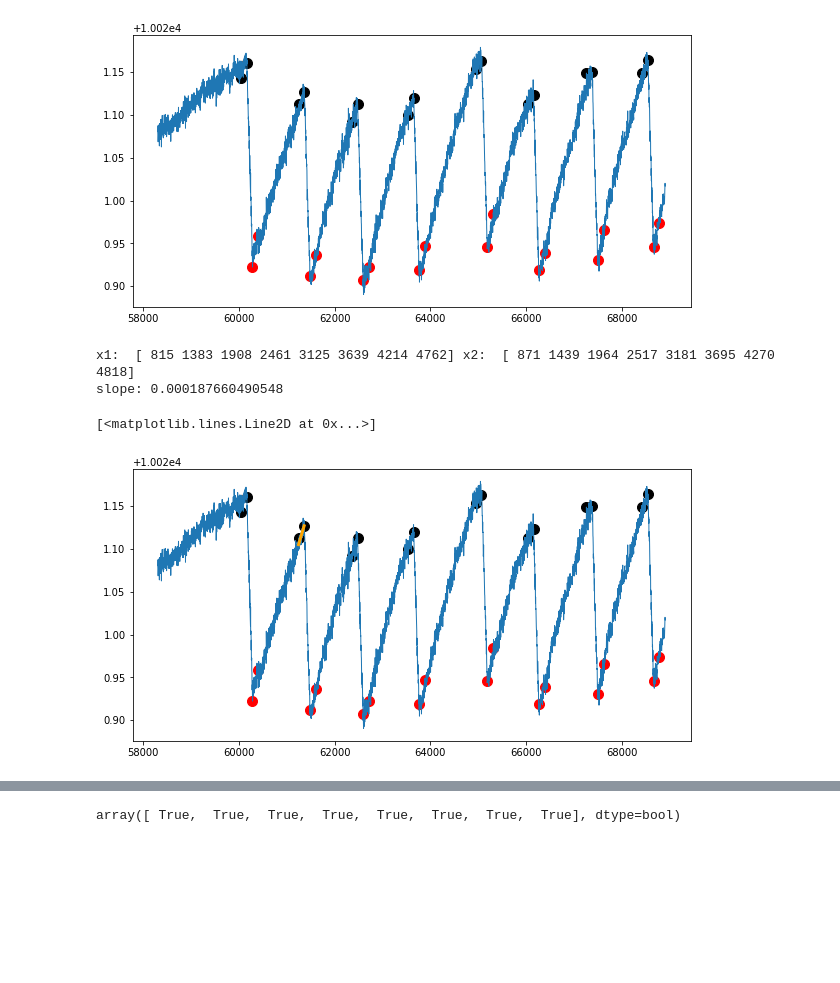
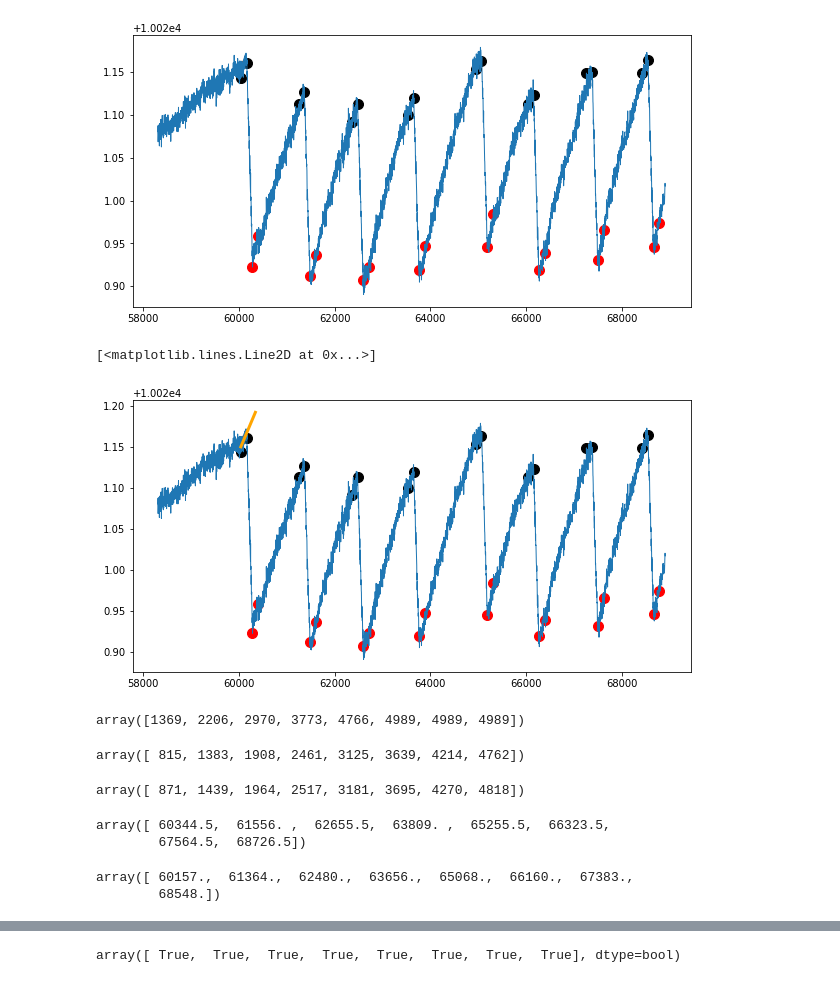
Before and after one commit to massimopinto/CalRadDosimetry, a Jupyter notebook: Core_resistance_analysis.ipynb, the cells around one changed output, grey strips where cells are left out. Drawn from its saved outputs; the diff is of its cells as text; code cells hidden in the pictures; blank space fills up the shorter version.

Commit message:
Added the linear fit forward-extrapolation to the heating mid run

```diff
--- a/Core_resistance_analysis.ipynb
+++ b/Core_resistance_analysis.ipynb
@@ -265,31 +265,55 @@ pyplt.scatter(time[fit_post_heat[1,]],resistance[fit_post_heat[1,]], marker ='o'
 [figure]
 # %%
 from scipy import stats
-x1 = fit_pre_heat[0,]
-x2 = np.searchsorted(time,time[time_mins])
+
+# Preparation of data for the linear fits and for their extrapolations.
+x1 = fit_pre_heat[0,] # indices of the beginning of the linear fit, pre-heating drifts
+x2 = np.searchsorted(time,time[time_mins]) # indices of the end of the linear fit, pre-heating drifts
+delta_T = time[fit_post_heat[0,]] - time[fit_pre_heat[1,]] # heating run dirations (seconds)
+half_runs = time[fit_post_heat[0,]] + 0.5*delta_T # midway of heating run (seconds)
+xmid = np.empty([len(half_runs)], dtype=int) # indices of the midpoints
+for i in range(0,len(xmid)):
+    xmid[i] = find_nearest(time, half_runs[i])
+
 assert ((len(x1) == len(x2)) & (x1 < x2).all()), '''Number of linear fit extremes is not equal
 or left limit(s) > right limit(s)'''
-# xi = time[fit_pre_heat[0,0]:time_mins[0]]
-print('x1: ', x1, 'x2: ', x2)
-#print('xi: ', xi)
-slope, intercept, r_value, p_value, std_err = stats.linregress(time[x1[1]:x2[1]],resistance[x1[1]:x2[1]])
-print('slope:', slope)
-line = slope*time[x1[1]:x2[1]]+intercept # ok thus far, though you now need to extrapolate.
+slope, intercept, r_value, p_value, std_err = stats.linregress(time[x1[0]:x2[0]],resistance[x1[0]:x2[0]])
+line1 = slope*time[x1[0]:xmid[0]]+intercept # ok thus far, though you now need to extrapolate.
 
 %matplotlib inline
 pyplt.figure(figsize=(10,5))
 pyplt.plot(time,resistance, linewidth=1.0)
 
 #pyplt.plot(time,y_smooth, color='y', linewidth=3.0)
 pyplt.scatter(time[time_mins],resistance[time_mins], marker ='o', s=100, c='black')
 pyplt.scatter(time[fit_pre_heat[0,]],resistance[fit_pre_heat[0,]], marker ='o', s=100, c='black')
 pyplt.scatter(time[time_maxs],resistance[time_maxs], marker='o', s=100, c='red')
 pyplt.scatter(time[fit_post_heat[1,]],resistance[fit_post_heat[1,]], marker ='o', s=100, c='red')
 
-pyplt.plot(time[x1[1]:x2[1]], line, color='orange', linewidth=3.0)
+pyplt.plot(time[x1[0]:xmid[0]], line1, color='orange', linewidth=3.0)
 # print(line)
 # %% [output]
-x1:  [ 815 1383 1908 2461 3125 3639 4214 4762] x2:  [ 871 1439 1964 2517 3181 3695 4270 4818]
-slope: 0.000187660490548
+[<matplotlib.lines.Line2D at 0x...>]
-[<matplotlib.lines.Line2D at 0x...>]
-[figure, old version]
+[figure, new version]
+# %%
+xmid
+# %% [output]
+array([1369, 2206, 2970, 3773, 4766, 4989, 4989, 4989])
+# %%
+x1
+# %% [output]
+array([ 815, 1383, 1908, 2461, 3125, 3639, 4214, 4762])
+# %%
+x2
+# %% [output]
+array([ 871, 1439, 1964, 2517, 3181, 3695, 4270, 4818])
+# %%
+half_runs
+# %% [output]
+array([ 60344.5,  61556. ,  62655.5,  63809. ,  65255.5,  66323.5,
+        67564.5,  68726.5])
+# %%
+time[x2]
+# %% [output]
+array([ 60157.,  61364.,  62480.,  63656.,  65068.,  66160.,  67383.,
+        68548.])
```
Also changed, not shown: parts of 8 cells of this notebook.
